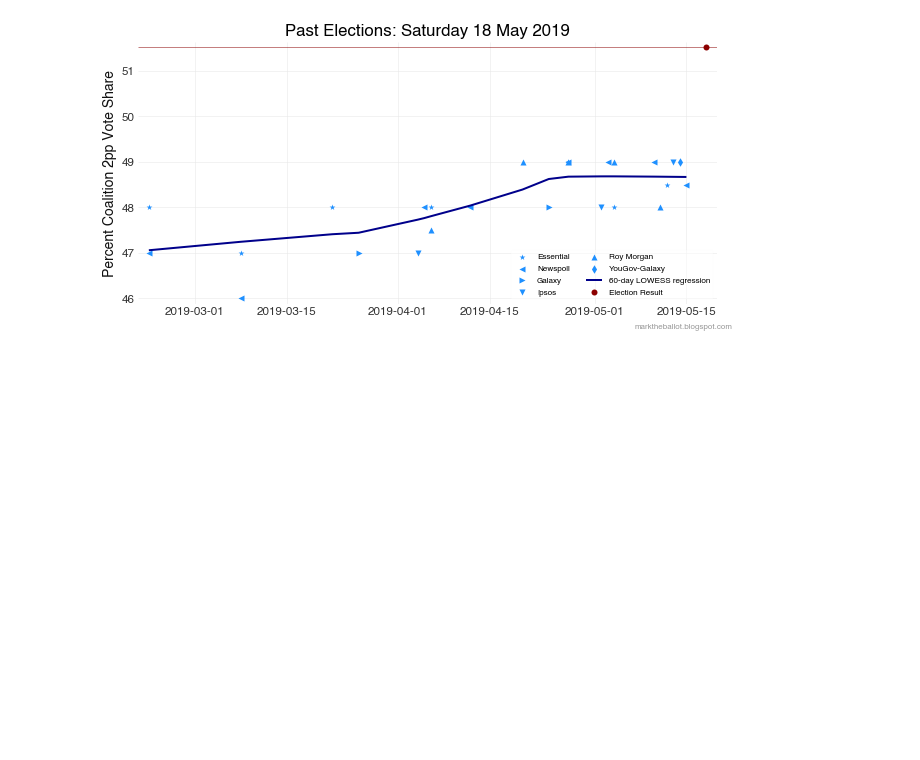
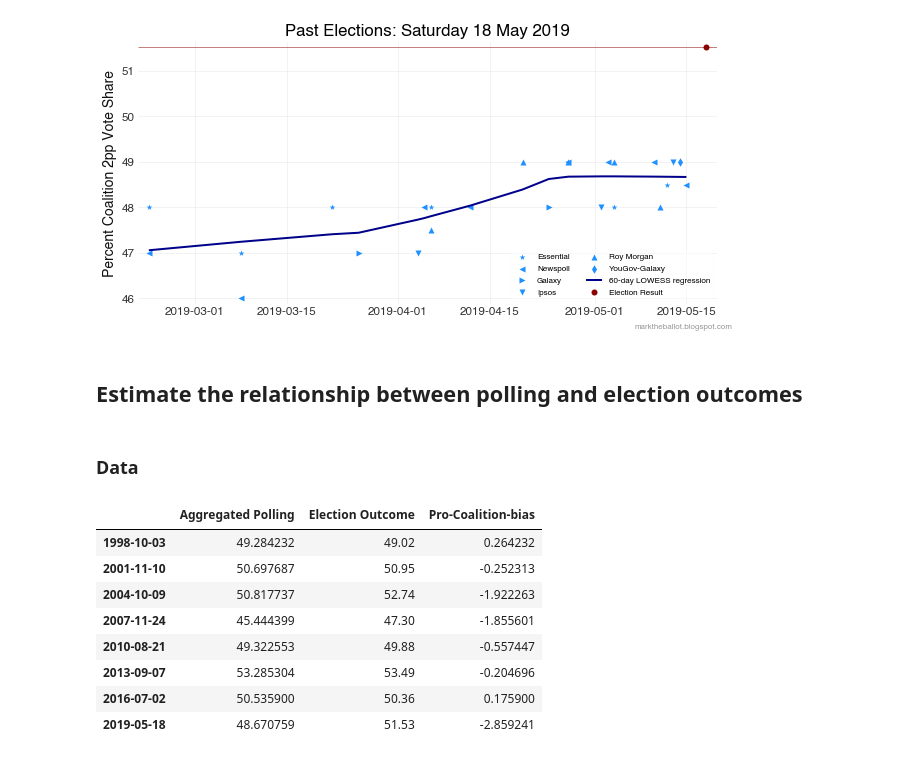
Before and after one commit to bpalmer4/Australian-Federal-Election-2022, a Jupyter notebook: notebooks/Bayesian seats model input for polls to election.ipynb, the cells around one changed output. Saved outputs shown, nothing was run; the diff lists cells and outputs as text; code cells hidden in the pictures; blank space fills up the shorter version.

```diff
--- a/notebooks/exploratory how effective are polls at predicting election outcomes.ipynb
+++ b/notebooks/Bayesian seats model input for polls to election.ipynb
@@ -70,6 +77,7 @@ def get_lowess(votes, dates, period=60):
 
     return lowess, period
 # %%
+predictions = {}
 for election in past_polls['Election'].unique():
 
     # Plot the polling data
@@ -101,6 +109,8 @@ for election in past_polls['Election'].unique():
         ylabel='Percent Coalition 2pp Vote Share',
         lfooter=None, rfooter='marktheballot.blogspot.com',
         location='../charts/')
+
+    predictions[election_date] = [lowess[-1], past_elections[election_date]] # prediction, outcome
 # %% [output]
 [figure]
 [figure]
@@ -110,3 +120,22 @@ for election in past_polls['Election'].unique():
 [figure]
 [figure]
 [figure]
+# %% [markdown]
+## Estimate the relationship between polling and election outcomes
+# %% [markdown]
+### Data
+# %%
+prediction_df = pd.DataFrame(predictions, index=['Aggregated Polling', 'Election Outcome']).T
+prediction_df['Pro-Coalition-bias'] = prediction_df['Aggregated Polling'] - prediction_df['Election Outcome']
+prediction_df.index = pd.to_datetime(prediction_df.index)
+prediction_df
+# %% [output]
+|  | Aggregated Polling | Election Outcome | Pro-Coalition-bias |
+| 1998-10-03 | 49.284232 | 49.02 | 0.264232 |
+| 2001-11-10 | 50.697687 | 50.95 | -0.252313 |
+| 2004-10-09 | 50.817737 | 52.74 | -1.922263 |
+| 2007-11-24 | 45.444399 | 47.30 | -1.855601 |
+| 2010-08-21 | 49.322553 | 49.88 | -0.557447 |
+| 2013-09-07 | 53.285304 | 53.49 | -0.204696 |
+| 2016-07-02 | 50.535900 | 50.36 | 0.175900 |
+| 2019-05-18 | 48.670759 | 51.53 | -2.859241 |
```
Also changed, not shown: parts of 24 cells of this notebook, 2 other files.
